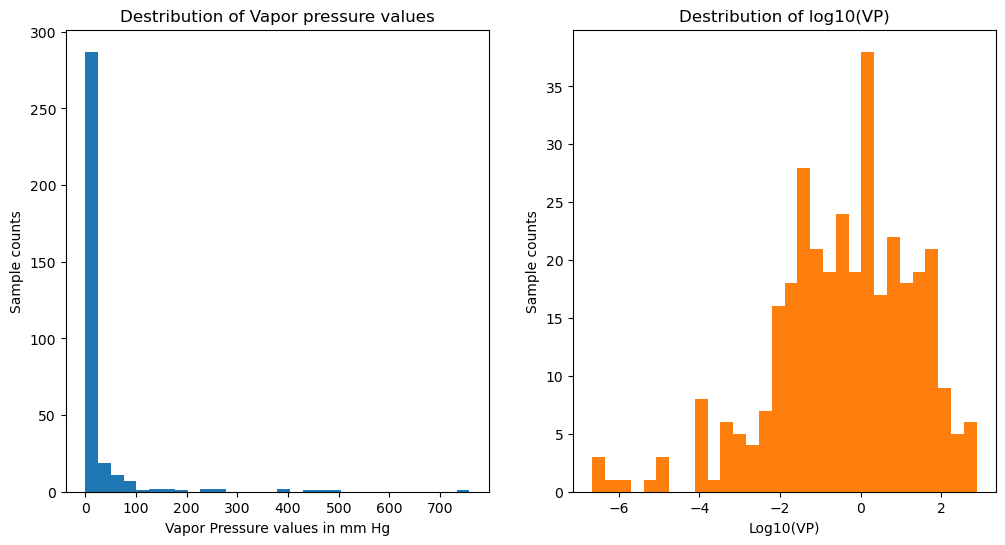
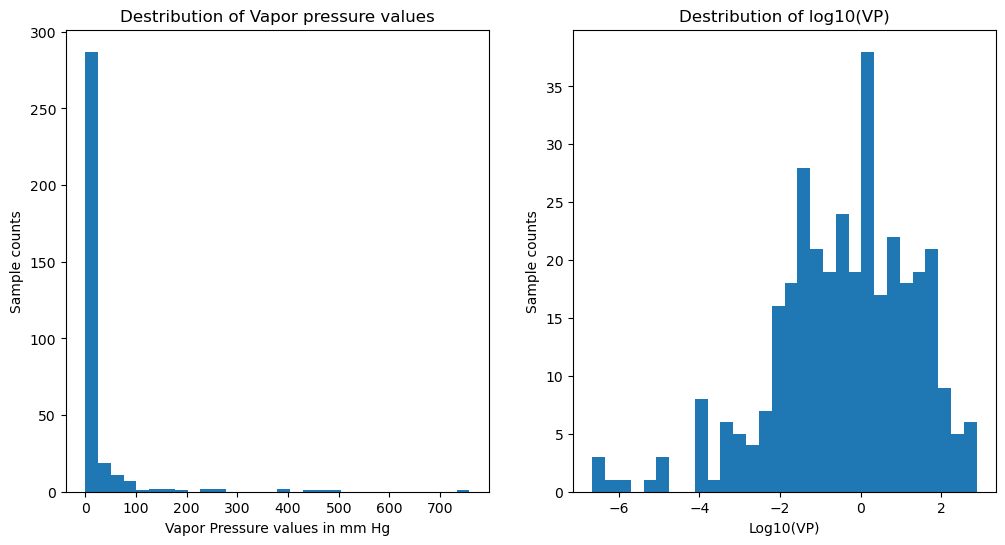
Unified diff of the notebook cell whose output changed from the first chart to the second:
--- before
+++ after
@@ -11,4 +11,4 @@
 ax[1].set_xlabel('Log10(VP)')
 ax[1].set_ylabel('Sample counts')
-plt.hist(np.log10(vY_ds), bins = 30)
+
 plt.show()

Commit: June 10